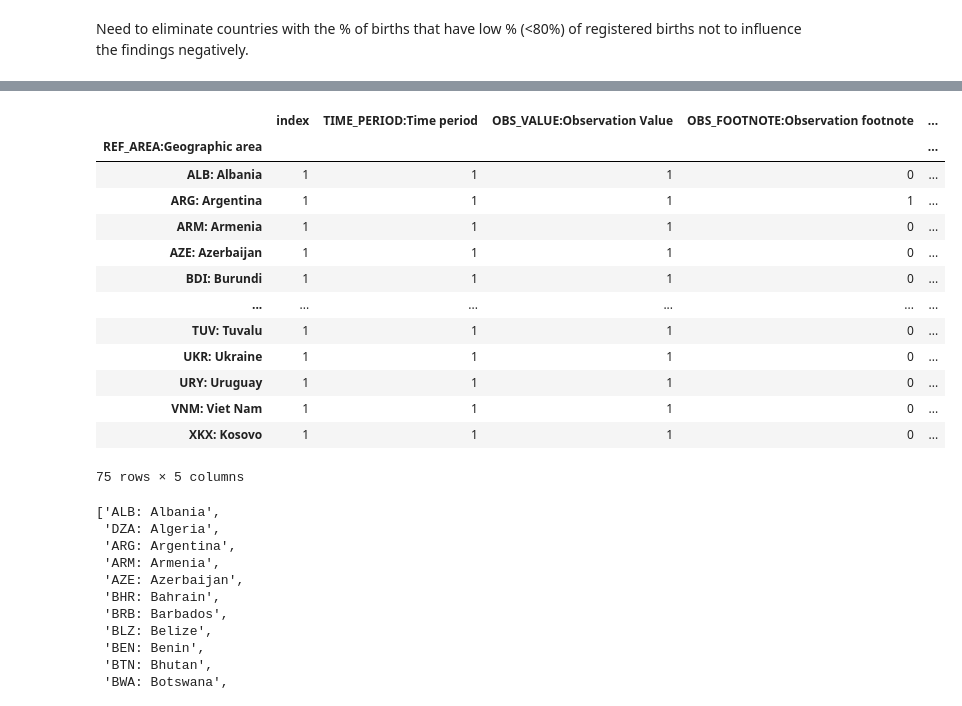
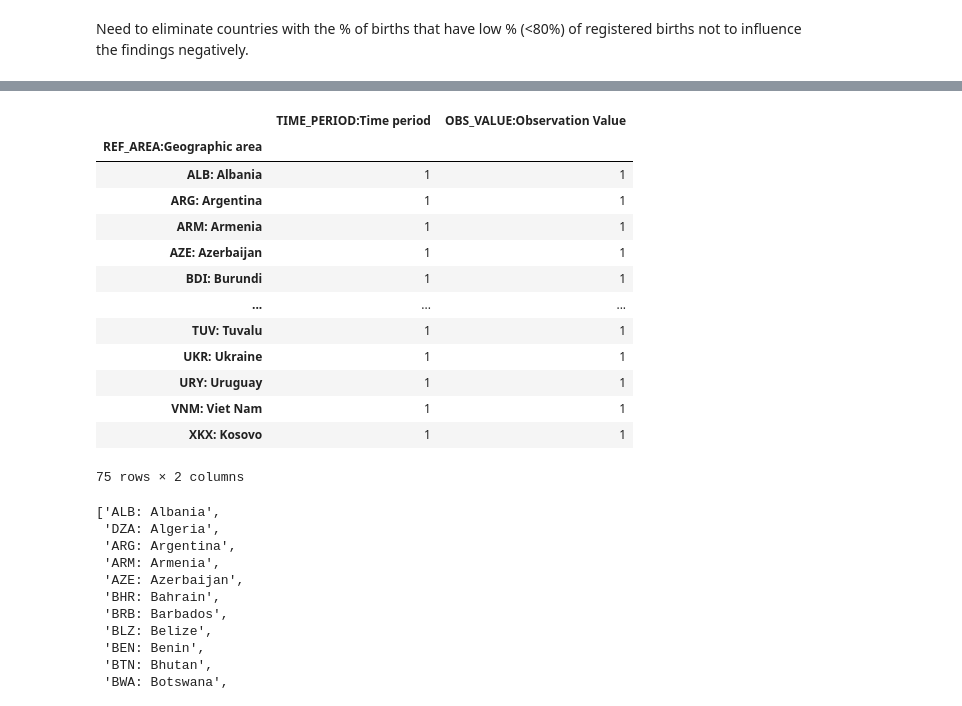
Before and after one commit to BorisMoric/UCDPA_BorisMoric, a Jupyter notebook: DataSets/Project_2.ipynb, the cells around one changed output, grey strips where cells are left out. Cells and saved outputs as stored; diff of their text form; code cells hidden in the pictures.

```diff
--- a/DataSets/Project_2.ipynb
+++ b/DataSets/Project_2.ipynb
@@ -538,7 +640,7 @@ PT_CHLD_Y0T4_REG_reduced_01
 | 119 | 1644678 | ZWE: Zimbabwe | 2019 | 48.7 | NaN | ... |
 120 rows × 6 columns
 # %%
-PT_CHLD_Y0T4_REG_reduced_02 = PT_CHLD_Y0T4_REG_reduced_03[['REF_AREA:Geographic area','TIME_PERIOD:Time period','OBS_VALUE:Observation Value']]
+PT_CHLD_Y0T4_REG_reduced_02 = PT_CHLD_Y0T4_REG_reduced_01[['REF_AREA:Geographic area','TIME_PERIOD:Time period','OBS_VALUE:Observation Value']]
 PT_CHLD_Y0T4_REG_reduced_02
 # %% [output]
 |  | REF_AREA:Geographic area | TIME_PERIOD:Time period | OBS_VALUE:Observation Value |
@@ -604,6 +688,6 @@ PT_CHLD_Y0T4_REG_reduced_03.groupby(['REF_AREA:Geographic area','TIME_PERIOD:Tim
 # %% [markdown]
 Need to eliminate countries with the % of births that have low % (<80%) of registered births not to influence the findings negatively.
 # %%
-PT_CHLD_Y0T4_REG_reduced_04 = PT_CHLD_Y0T4_REG_reduced_03[PT_CHLD_Y0T4_REG_reduced_03['OBS_VALUE:Observation Value'] >= 80]
-PT_CHLD_Y0T4_REG_reduced_04
+PT_CHLD_Y0T4_REG_reduced_03 = PT_CHLD_Y0T4_REG_reduced_02[PT_CHLD_Y0T4_REG_reduced_02['OBS_VALUE:Observation Value'] >= 80]
+PT_CHLD_Y0T4_REG_reduced_03
 # %% [output]
@@ -623,18 +711,18 @@ PT_CHLD_Y0T4_REG_reduced_04
 # %%
-PT_CHLD_Y0T4_REG_reduced_04.groupby('REF_AREA:Geographic area').nunique()
+PT_CHLD_Y0T4_REG_reduced_03.groupby('REF_AREA:Geographic area').nunique()
 # %% [output]
-|  | index | TIME_PERIOD:Time period | OBS_VALUE:Observation Value | OBS_FOOTNOTE:Observation footnote | ... |
-| REF_AREA:Geographic area |  |  |  |  | ... |
-| ALB: Albania | 1 | 1 | 1 | 0 | ... |
-| ARG: Argentina | 1 | 1 | 1 | 1 | ... |
-| ARM: Armenia | 1 | 1 | 1 | 0 | ... |
-| AZE: Azerbaijan | 1 | 1 | 1 | 0 | ... |
-| BDI: Burundi | 1 | 1 | 1 | 0 | ... |
-| ... | ... | ... | ... | ... | ... |
-| TUV: Tuvalu | 1 | 1 | 1 | 0 | ... |
-| UKR: Ukraine | 1 | 1 | 1 | 0 | ... |
-| URY: Uruguay | 1 | 1 | 1 | 0 | ... |
-| VNM: Viet Nam | 1 | 1 | 1 | 0 | ... |
-| XKX: Kosovo | 1 | 1 | 1 | 0 | ... |
+|  | TIME_PERIOD:Time period | OBS_VALUE:Observation Value |
+| REF_AREA:Geographic area |  |  |
+| ALB: Albania | 1 | 1 |
+| ARG: Argentina | 1 | 1 |
+| ARM: Armenia | 1 | 1 |
+| AZE: Azerbaijan | 1 | 1 |
+| BDI: Burundi | 1 | 1 |
+| ... | ... | ... |
+| TUV: Tuvalu | 1 | 1 |
+| UKR: Ukraine | 1 | 1 |
+| URY: Uruguay | 1 | 1 |
+| VNM: Viet Nam | 1 | 1 |
+| XKX: Kosovo | 1 | 1 |
-75 rows × 5 columns
+75 rows × 2 columns
 # %%
```
Also changed, not shown: parts of 111 cells of this notebook, 2 other files.
